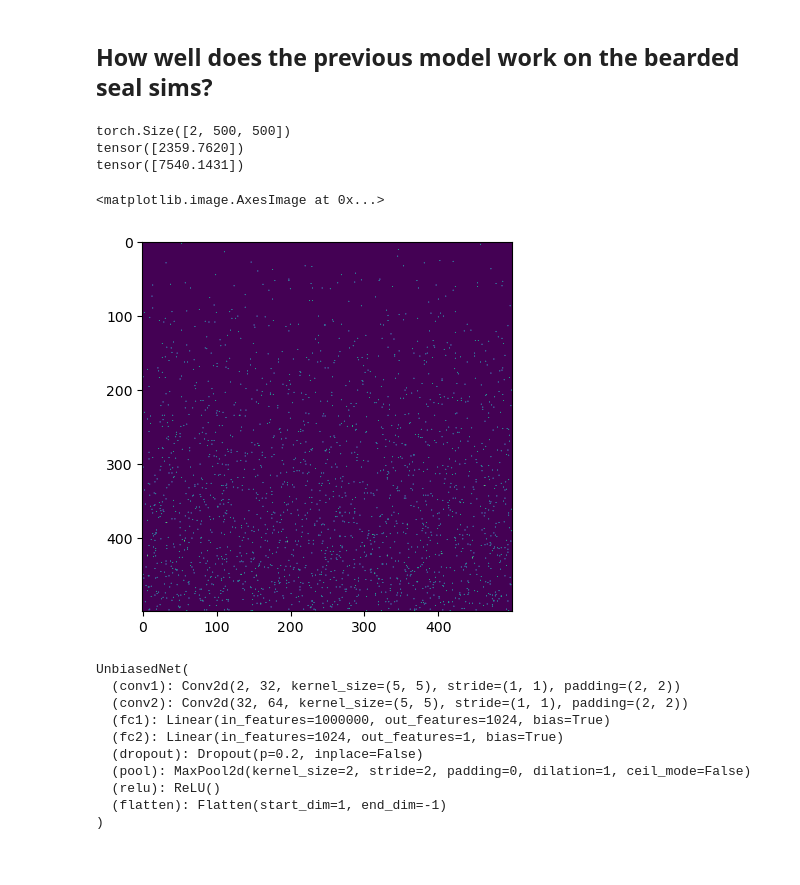
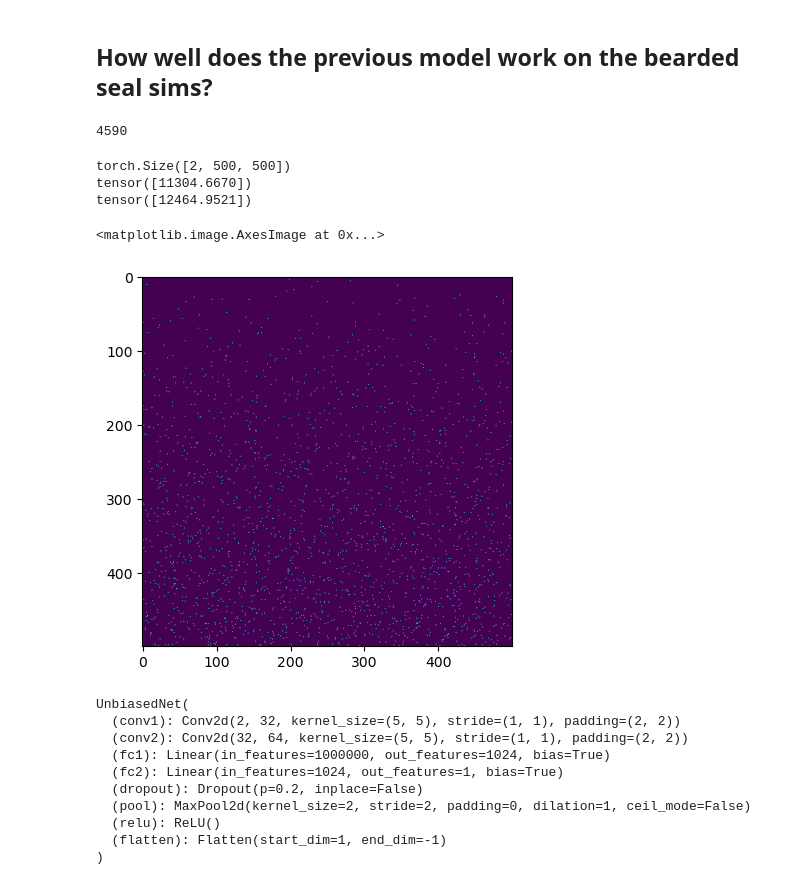
Before and after one commit to giliapatterson/spatial_ckmr, a Jupyter notebook: replicate_conn/bearded_seal_network.ipynb, the cells around one changed output. Drawn from its saved outputs; the diff is of its cells as text; code cells hidden in the pictures.

```diff
--- a/replicate_conn/bearded_seal_network.ipynb
+++ b/replicate_conn/bearded_seal_network.ipynb
@@ -313,15 +313,23 @@ sample_dataset = SampleDataset("bearded_seals", "labels.csv")
+# %%
+n_total = len(sample_dataset)
+# Only test on a subset to make computing predictions faster
+n_test = 1000
+extra_sample, test_sample = random_split(sample_dataset, [n_total-n_test, n_test], generator=torch.Generator().manual_seed(42))
+print(n_total)
+# %% [output]
+4590
 # %%
-print(sample_dataset[2][0].size())
-print(sample_dataset[2][1])
-print(sample_dataset[100][1])
-plt.imshow(sample_dataset[2][0][0])
-plt.imshow(sample_dataset[2][0][1])
+print(test_sample[2][0].size())
+print(test_sample[2][1])
+print(test_sample[100][1])
+plt.imshow(test_sample[2][0][0])
+plt.imshow(test_sample[2][0][1])
 # %% [output]
 torch.Size([2, 500, 500])
-tensor([2359.7620])
-tensor([7540.1431])
+tensor([11304.6670])
+tensor([12464.9521])
 <matplotlib.image.AxesImage at 0x...>
-[figure, old version]
+[figure, new version]
 # %%
 # Model trained on unbiased sampling
 class UnbiasedNet(nn.Module):
```
Also changed, not shown: parts of 13 cells of this notebook, 1 other file.
